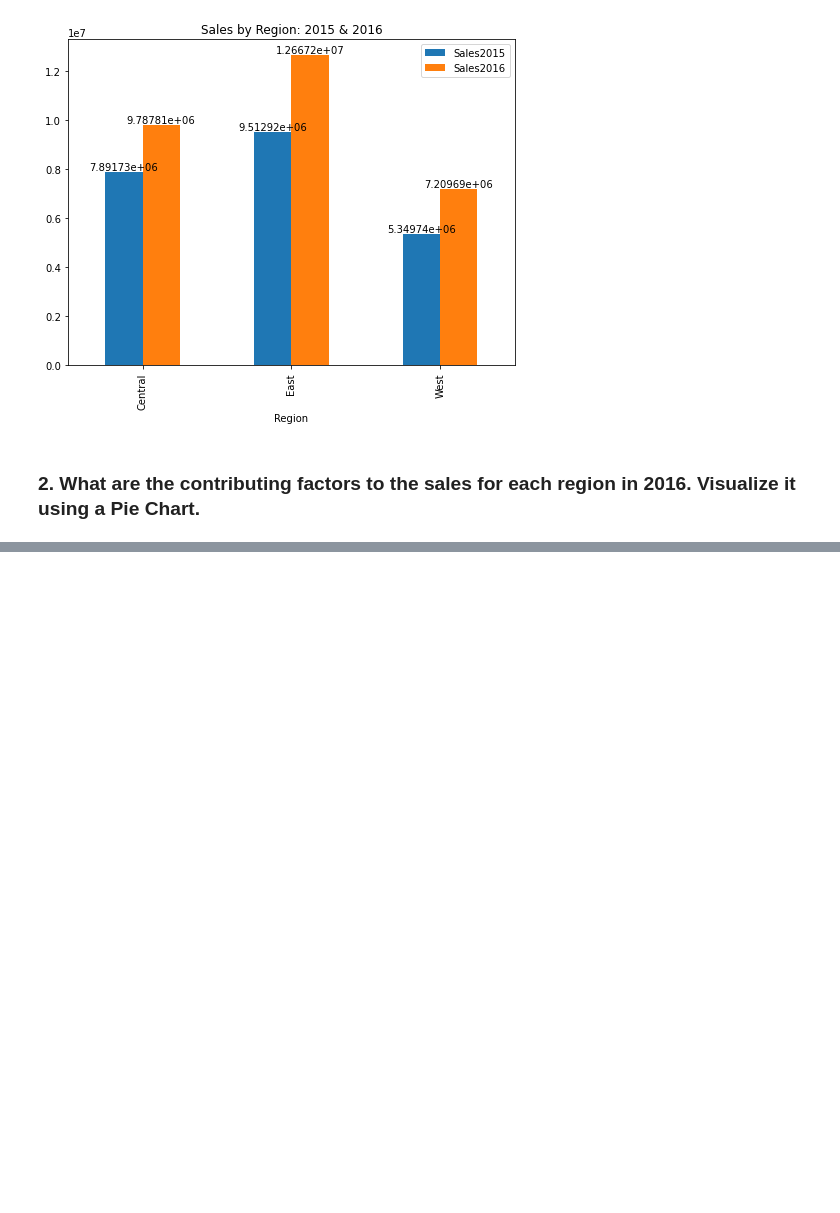
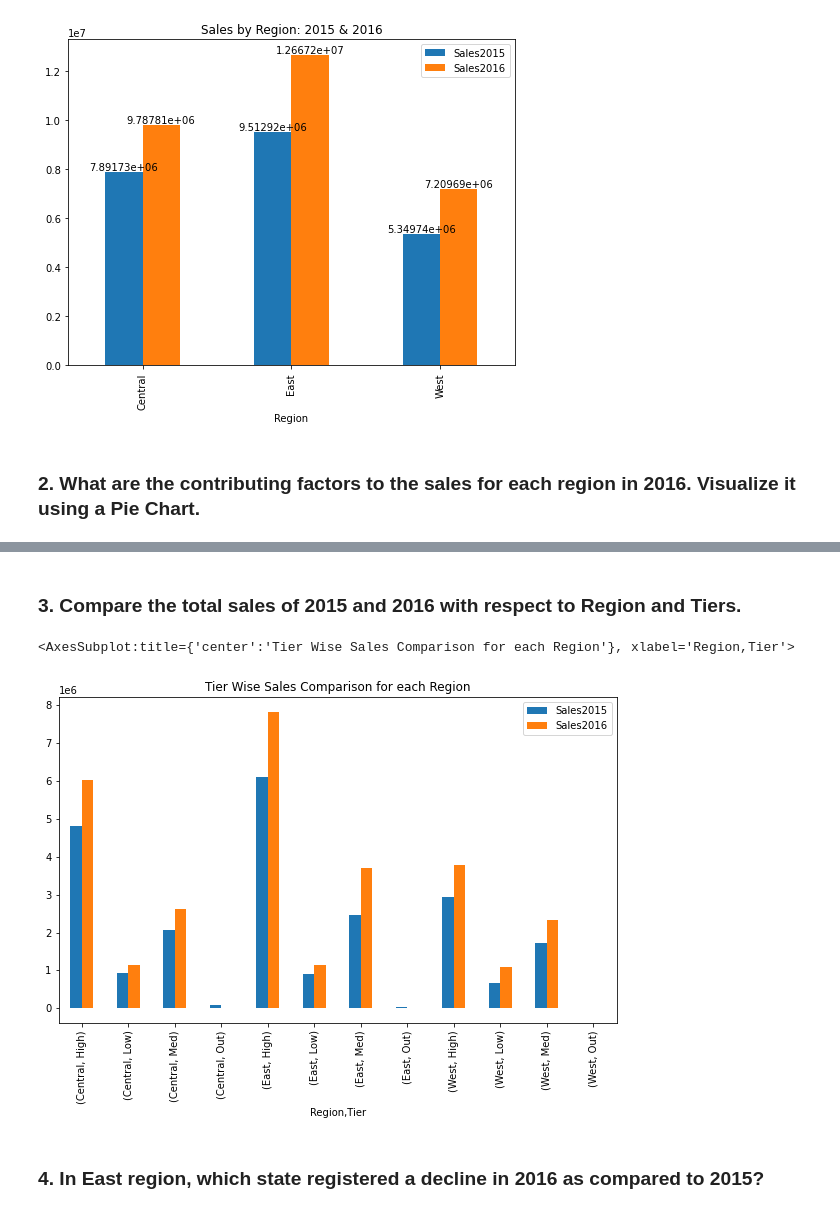
Before and after one commit to sakshisv/Data-Visualization-in-Python, a Jupyter notebook: Data Visualization in Python.ipynb, the cells around one changed output, grey strips where cells are left out. Saved outputs shown, nothing was run; the diff lists cells and outputs as text; code cells hidden in the pictures; blank space fills up the shorter version.

```diff
--- a/Data Visualization in Python.ipynb
+++ b/Data Visualization in Python.ipynb
@@ -75,0 +81,9 @@ plt.show()
+# %% [markdown]
+### 3. Compare the total sales of 2015 and 2016 with respect to Region and Tiers.
+# %%
+sales.groupby(['Region', 'Tier'])[['Sales2015', 'Sales2016']].sum().plot(kind = 'bar', figsize = (10,6), title = 'Tier Wise Sales Comparison for each Region')
+# %% [output]
+<AxesSubplot:title={'center':'Tier Wise Sales Comparison for each Region'}, xlabel='Region,Tier'>
+[figure, added]
+# %% [markdown]
+### 4. In East region, which state registered a decline in 2016 as compared to 2015?
```
Also changed, not shown: parts of 7 cells of this notebook.
